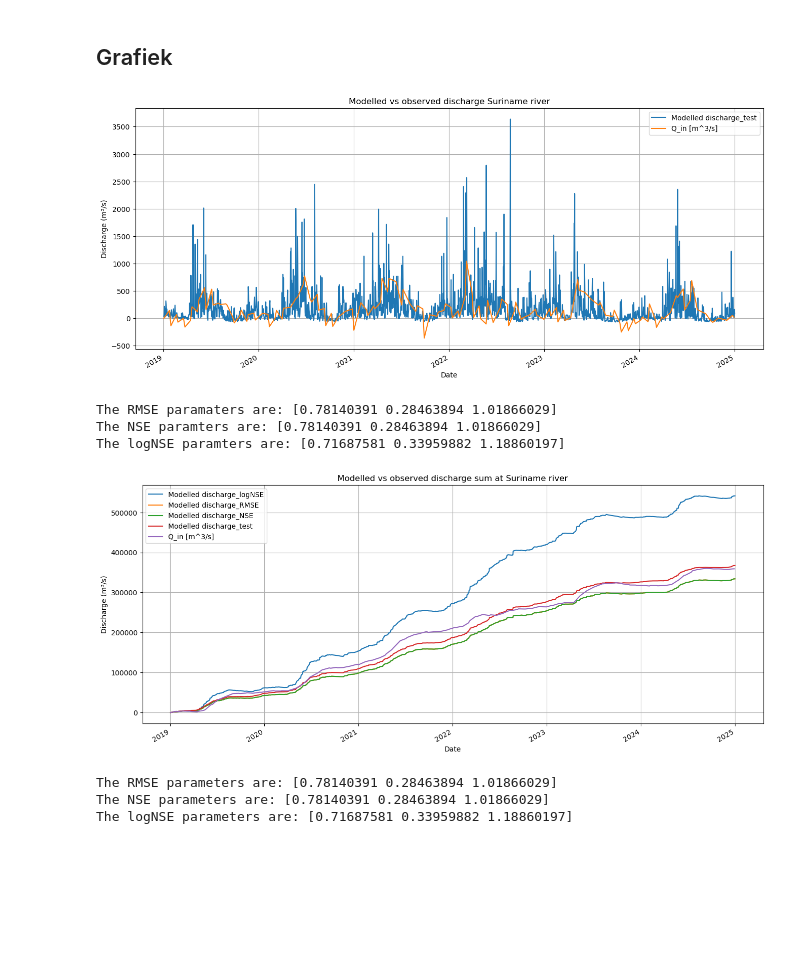
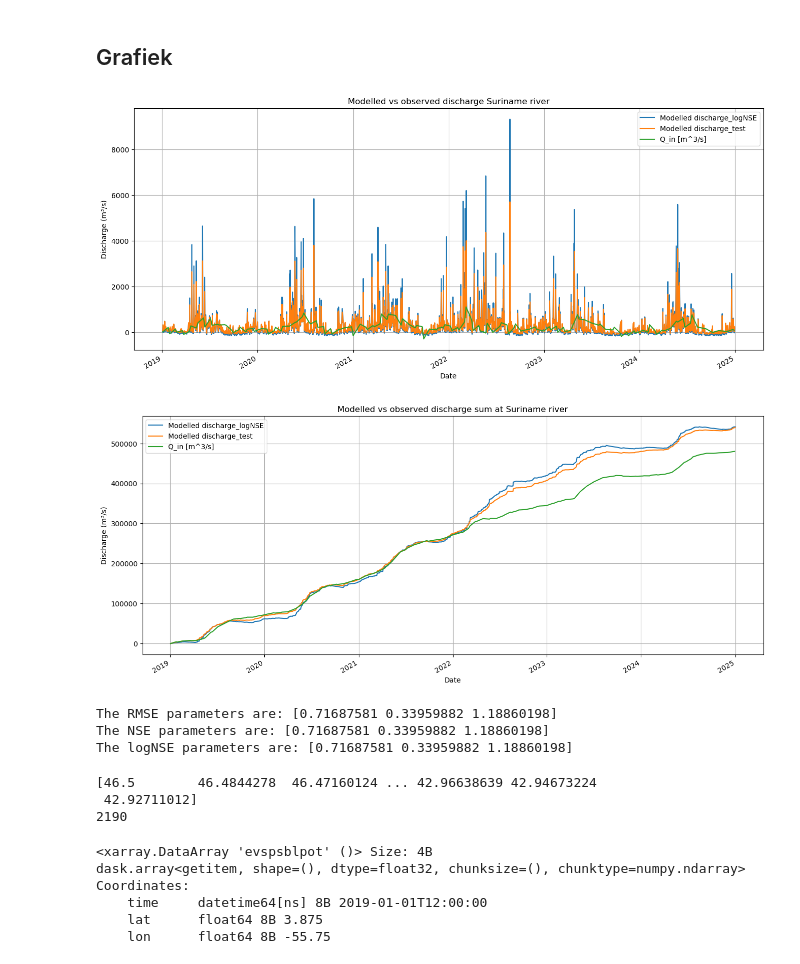
Before and after one commit to eWaterCycle/projects, a Jupyter notebook: Suriname_Model/Suriname_calibration.ipynb, the cells around one changed output. Drawn from its saved outputs; the diff is of its cells as text; code cells hidden in the pictures; blank space fills up the shorter version.

Commit message:
level functie af

```diff
--- a/Suriname_Model/Suriname_calibration.ipynb
+++ b/Suriname_Model/Suriname_calibration.ipynb
@@ -150,12 +150,12 @@ V = np.exp((H - 8)/15) - 2
 Vv = V * 10**9                                                            # van km^3 naar m^3
 delta_s = np.zeros(len(height["datetime_local_none_test"]))
 E = np.zeros(len(height["datetime_local_none_test"]))
-opper = np.zeros(len(height["datetime_local_none_test"]))
+# opper = np.zeros(len(height["datetime_local_none_test"]))
 Q_in_L = np.zeros(len(height["datetime_local_none_test"]))
 E_v = np.zeros(len(height["datetime_local_none_test"]))
 Q_in_L_sum = np.zeros(len(height["datetime_local_none_test"]))
 Q_in_L_sum_test = np.zeros(len(height["datetime_local_none_test"]))
-Q_out = 144.7# m^3/s
+Q_out = 200# m^3/s
 
 for i in range(len(height["datetime_local_none_test"])-1):
 
@@ -876,40 +863,40 @@ model_output_m3s_test = model_output_mmday * shape_file_area * 1000 / 86400
 # %%
 plt.figure(figsize=(16, 7))
 
-# q_critical = 500
+# model_output_m3s_RMSE = model_output_m3s_RMSE[(model_output_m3s_RMSE.index >= begin_datum) &(model_output_m3s_RMSE.index <= eind_datum)].copy()
+# model_output_m3s_NSE = model_output_m3s_NSE[(model_output_m3s_NSE.index >= begin_datum) &(model_output_m3s_NSE.index <= eind_datum)].copy()
+model_output_m3s_logNSE = model_output_m3s_logNSE[(model_output_m3s_logNSE.index >= begin_datum) &(model_output_m3s_logNSE.index <= eind_datum)].copy()
+model_output_m3s_test = model_output_m3s_test[(model_output_m3s_test.index >= begin_datum) &(model_output_m3s_test.index <= eind_datum)].copy()
 
 # plt.plot(df["Date"], df["Value"], label = "GRDC discharge data")
 
-# model_output_m3s_logNSE.plot(label="Modelled discharge_logNSE")
+model_output_m3s_logNSE.plot(label="Modelled discharge_logNSE")
 # model_output_m3s_RMSE.plot(label="Modelled discharge_RMSE")
 # model_output_m3s_NSE.plot(label="Modelled discharge_NSE")
 
 model_output_m3s_test.plot(label="Modelled discharge_test")
 
 # print("grdc = ",df)
 # print("model =", model_output_m3s)
 # plt.axhline(y=q_critical, linestyle=":", label=f'Critical discharge ({q_critical} m³/s', color='black')
 plt.plot(height["datetime_local_none_test"], Q_in_L, label = "Q_in [m^3/s]")
 
 plt.xlabel("Date")
 plt.ylabel("Discharge (m³/s)")
 plt.title("Modelled vs observed discharge Suriname river")
 plt.legend()
 plt.grid(True)
 # plt.xlim("2019-01-01", "2024-12-31")
 
 plt.show()
 
 np.set_printoptions(suppress=True)
 
-print(f'The RMSE paramaters are: {parameters_RMSE}')
-print(f'The NSE paramters are: {parameters_NSE}')
-print(f'The logNSE paramters are: {parameters_logNSE}');
+# print(f'The RMSE paramaters are: {parameters_RMSE}')
+# print(f'The NSE paramters are: {parameters_NSE}')
+# print(f'The logNSE paramters are: {parameters_logNSE}');
 # %% [output]
-[figure, old version]
+[figure, new version]
-The RMSE paramaters are: [0.78140391 0.28463894 1.01866029]
-The NSE paramters are: [0.78140391 0.28463894 1.01866029]
-The logNSE paramters are: [0.71687581 0.33959882 1.18860197]
 # %%
 dt_days = np.diff(height["datetime_local_none_test"]).astype('timedelta64[s]').astype(float) / (24 * 3600)
 dt_days_full = np.zeros(len(Q_in_L))
@@ -924,14 +911,14 @@ Q_in_day_weighted_sum = np.cumsum(Q_in_day_weighted)
 # %%
 plt.figure(figsize=(16, 7))
 
-model_output_m3s_RMSE_sum = np.cumsum(model_output_m3s_RMSE)
-model_output_m3s_NSE_sum = np.cumsum(model_output_m3s_NSE)
+# model_output_m3s_RMSE_sum = np.cumsum(model_output_m3s_RMSE)
+# model_output_m3s_NSE_sum = np.cumsum(model_output_m3s_NSE)
 model_output_m3s_logNSE_sum = np.cumsum(model_output_m3s_logNSE)
 model_output_m3s_test_sum = np.cumsum(model_output_m3s_test)
 
 model_output_m3s_logNSE_sum.plot(label="Modelled discharge_logNSE")
-model_output_m3s_RMSE_sum.plot(label="Modelled discharge_RMSE")
-model_output_m3s_NSE_sum.plot(label="Modelled discharge_NSE")
+# model_output_m3s_RMSE_sum.plot(label="Modelled discharge_RMSE")
+# model_output_m3s_NSE_sum.plot(label="Modelled discharge_NSE")
 model_output_m3s_test_sum.plot(label="Modelled discharge_test")
 plt.plot(height["datetime_local_none_test"], Q_in_day_weighted_sum, label = "Q_in [m^3/s]")
 
@@ -950,7 +937,7 @@ print(f'The RMSE parameters are: {parameters_RMSE}')
 print(f'The NSE parameters are: {parameters_NSE}')
 print(f'The logNSE parameters are: {parameters_logNSE}');
 # %% [output]
-[figure, old version]
+[figure, new version]
-The RMSE parameters are: [0.78140391 0.28463894 1.01866029]
-The NSE parameters are: [0.78140391 0.28463894 1.01866029]
-The logNSE parameters are: [0.71687581 0.33959882 1.18860197]
+The RMSE parameters are: [0.71687581 0.33959882 1.18860198]
+The NSE parameters are: [0.71687581 0.33959882 1.18860198]
+The logNSE parameters are: [0.71687581 0.33959882 1.18860198]
@@ -956,0 +965,18 @@ The logNSE parameters are: [0.71687581 0.33959882 1.18860197]
+# %%
+a = level(model_output_m3s_test, Q_out, ERA5_forcing, 1020, 46.5)
+print(a)
+print(len(a))
+# %% [output]
+[46.5        46.4844278  46.47160124 ... 42.96638639 42.94673224
+ 42.92711012]
+2190
+# %%
+E = ERA5_forcing.to_xarray()["evspsblpot"] /1000
+print(E[0])
+# %% [output]
+<xarray.DataArray 'evspsblpot' ()> Size: 4B
+dask.array<getitem, shape=(), dtype=float32, chunksize=(), chunktype=numpy.ndarray>
+Coordinates:
+    time     datetime64[ns] 8B 2019-01-01T12:00:00
+    lat      float64 8B 3.875
+    lon      float64 8B -55.75
```
Also changed, not shown: parts of 19 cells of this notebook.
